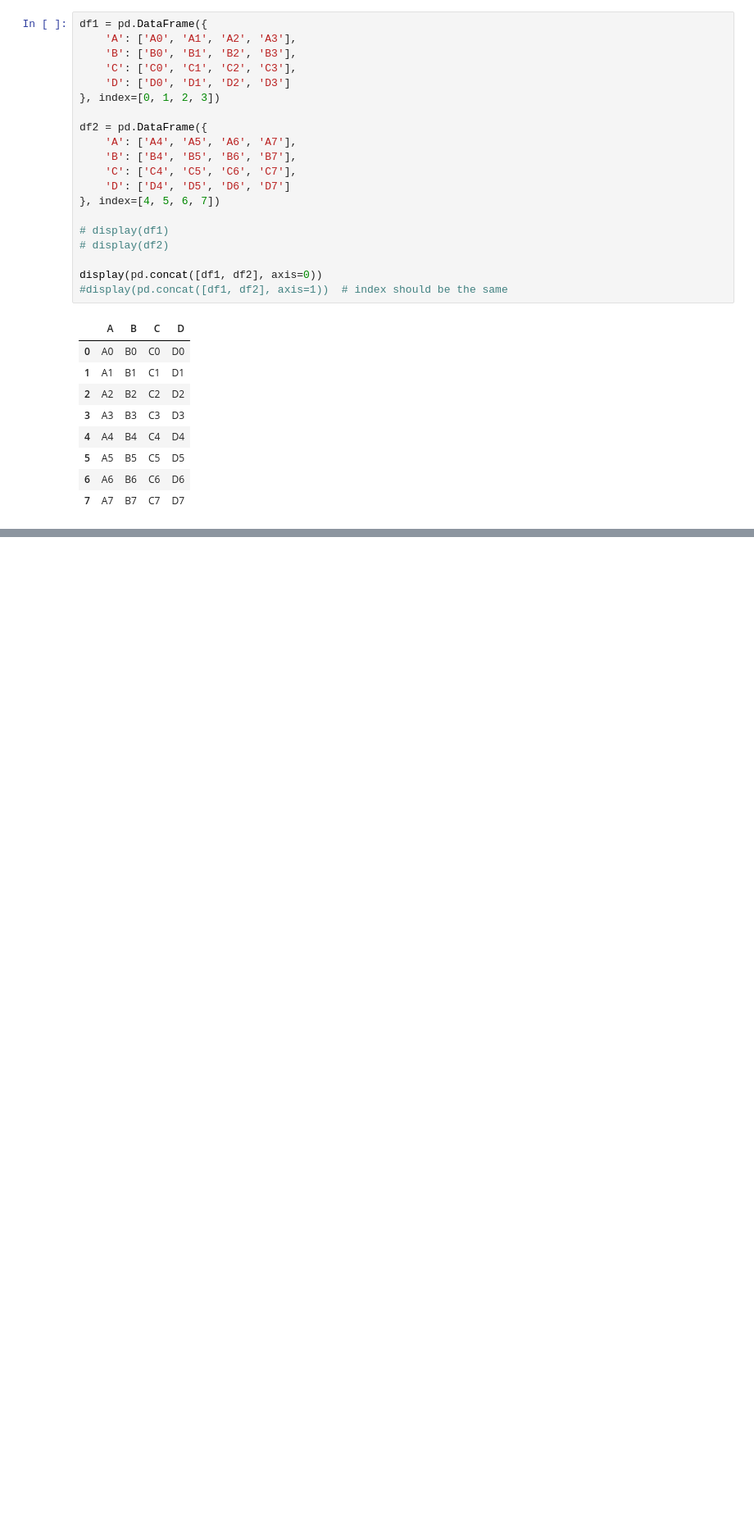
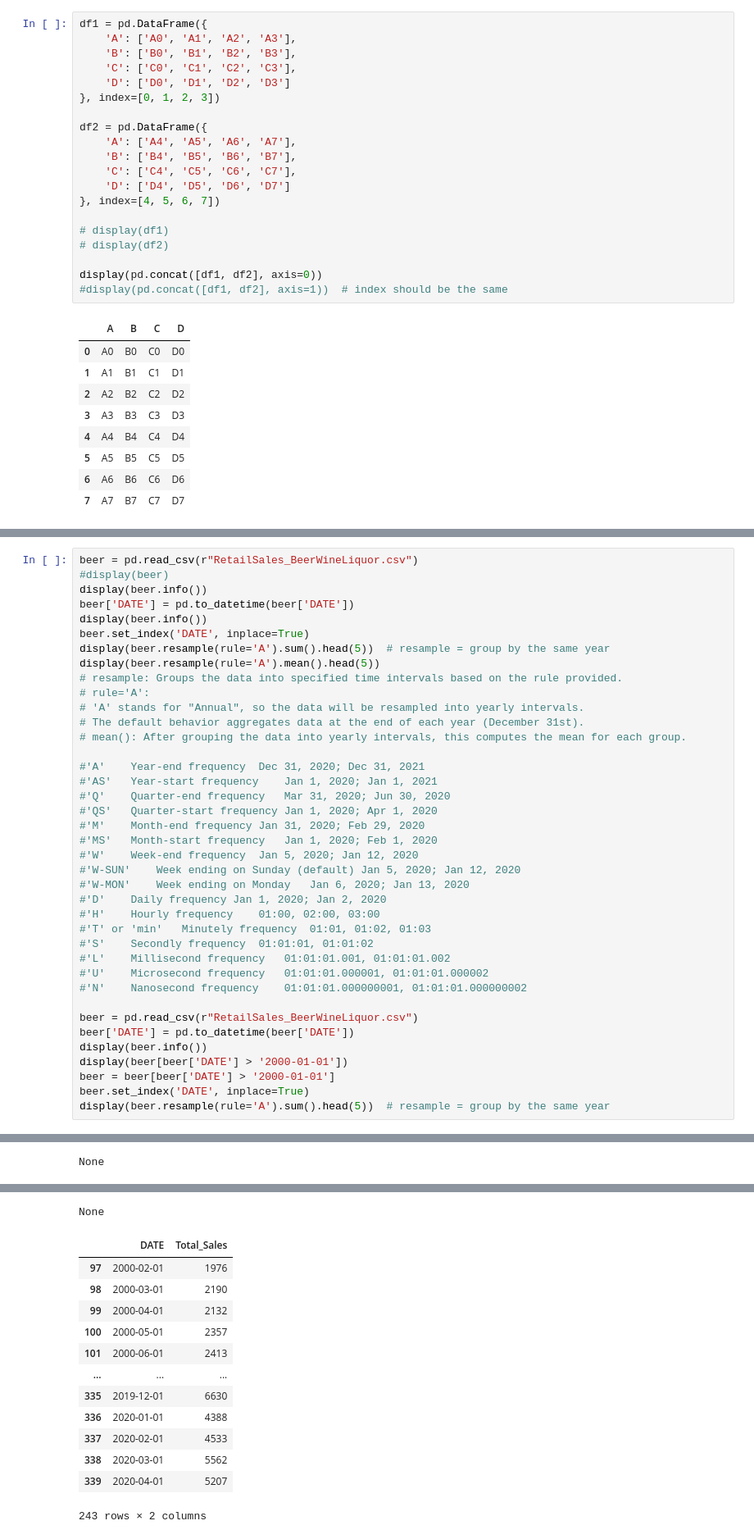
Before and after one commit to pythonai170624/28.11.2024, a Jupyter notebook: pd5.ipynb, the cells around one changed output, grey strips where cells are left out. Shown at 82% size. Drawn from its saved outputs; the diff is of its cells as text; blank space fills up the shorter version.

```diff
--- a/pd5.ipynb
+++ b/pd5.ipynb
@@ -328,0 +520,40 @@ Create a statistics DataFrame containing min, max, std, and mean for the columns
+# %%
+beer = pd.read_csv(r"RetailSales_BeerWineLiquor.csv")
+#display(beer)
+display(beer.info())
+beer['DATE'] = pd.to_datetime(beer['DATE'])
+display(beer.info())
+beer.set_index('DATE', inplace=True)
+display(beer.resample(rule='A').sum().head(5))  # resample = group by the same year
+display(beer.resample(rule='A').mean().head(5))
+# resample: Groups the data into specified time intervals based on the rule provided.
+# rule='A':
+# 'A' stands for "Annual", so the data will be resampled into yearly intervals.
+# The default behavior aggregates data at the end of each year (December 31st).
+# mean(): After grouping the data into yearly intervals, this computes the mean for each group.
+
+#'A'	Year-end frequency	Dec 31, 2020; Dec 31, 2021
+#'AS'	Year-start frequency	Jan 1, 2020; Jan 1, 2021
+#'Q'	Quarter-end frequency	Mar 31, 2020; Jun 30, 2020
+#'QS'	Quarter-start frequency	Jan 1, 2020; Apr 1, 2020
+#'M'	Month-end frequency	Jan 31, 2020; Feb 29, 2020
+#'MS'	Month-start frequency	Jan 1, 2020; Feb 1, 2020
+#'W'	Week-end frequency	Jan 5, 2020; Jan 12, 2020
+#'W-SUN'	Week ending on Sunday (default)	Jan 5, 2020; Jan 12, 2020
+#'W-MON'	Week ending on Monday	Jan 6, 2020; Jan 13, 2020
+#'D'	Daily frequency	Jan 1, 2020; Jan 2, 2020
+#'H'	Hourly frequency	01:00, 02:00, 03:00
+#'T' or 'min'	Minutely frequency	01:01, 01:02, 01:03
+#'S'	Secondly frequency	01:01:01, 01:01:02
+#'L'	Millisecond frequency	01:01:01.001, 01:01:01.002
+#'U'	Microsecond frequency	01:01:01.000001, 01:01:01.000002
+#'N'	Nanosecond frequency	01:01:01.000000001, 01:01:01.000000002
+
+beer = pd.read_csv(r"RetailSales_BeerWineLiquor.csv")
+beer['DATE'] = pd.to_datetime(beer['DATE'])
+display(beer.info())
+display(beer[beer['DATE'] > '2000-01-01'])
+beer = beer[beer['DATE'] > '2000-01-01']
+beer.set_index('DATE', inplace=True)
+display(beer.resample(rule='A').sum().head(5))  # resample = group by the same year
+# %% [output]
@@ -328,0 +579 @@ Create a statistics DataFrame containing min, max, std, and mean for the columns
+None
@@ -328,0 +603,14 @@ Create a statistics DataFrame containing min, max, std, and mean for the columns
+None
+|  | DATE | Total_Sales |
+| 97 | 2000-02-01 | 1976 |
+| 98 | 2000-03-01 | 2190 |
+| 99 | 2000-04-01 | 2132 |
+| 100 | 2000-05-01 | 2357 |
+| 101 | 2000-06-01 | 2413 |
+| ... | ... | ... |
+| 335 | 2019-12-01 | 6630 |
+| 336 | 2020-01-01 | 4388 |
+| 337 | 2020-02-01 | 4533 |
+| 338 | 2020-03-01 | 5562 |
+| 339 | 2020-04-01 | 5207 |
+243 rows × 2 columns
```
Also changed, not shown: parts of 7 cells of this notebook, 1 other file.
